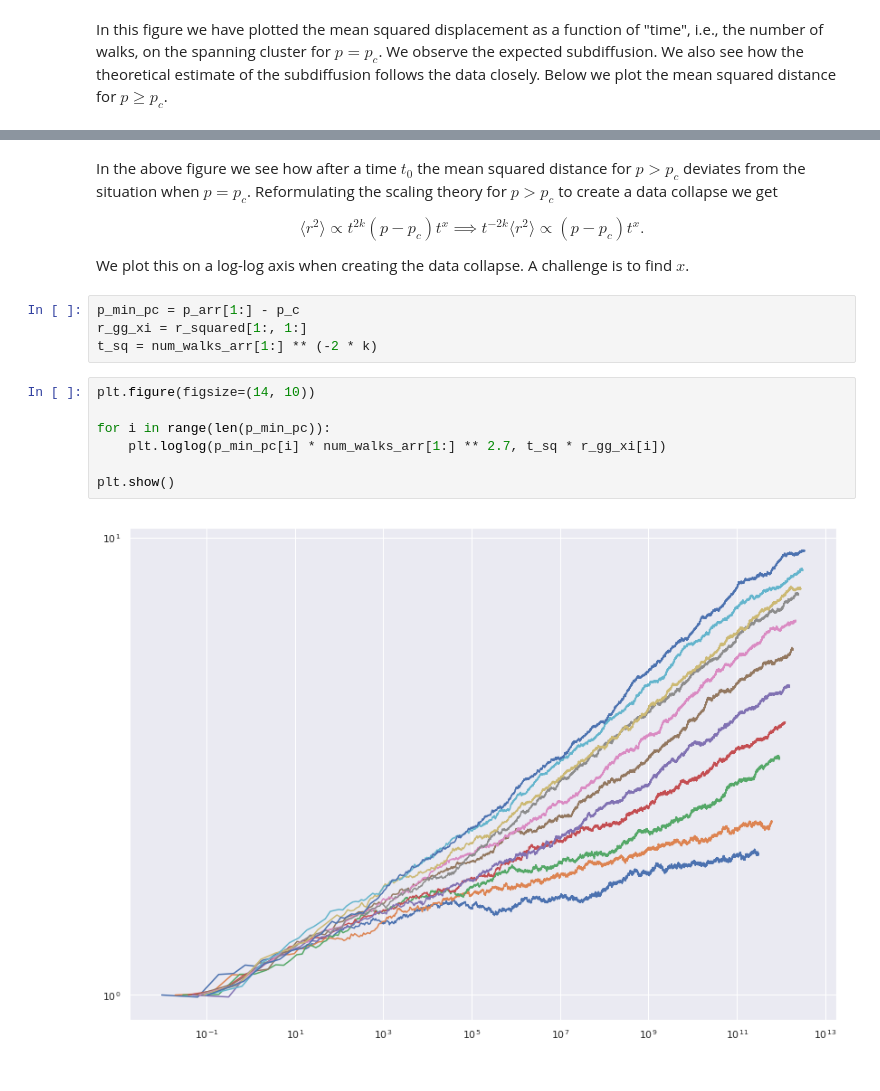
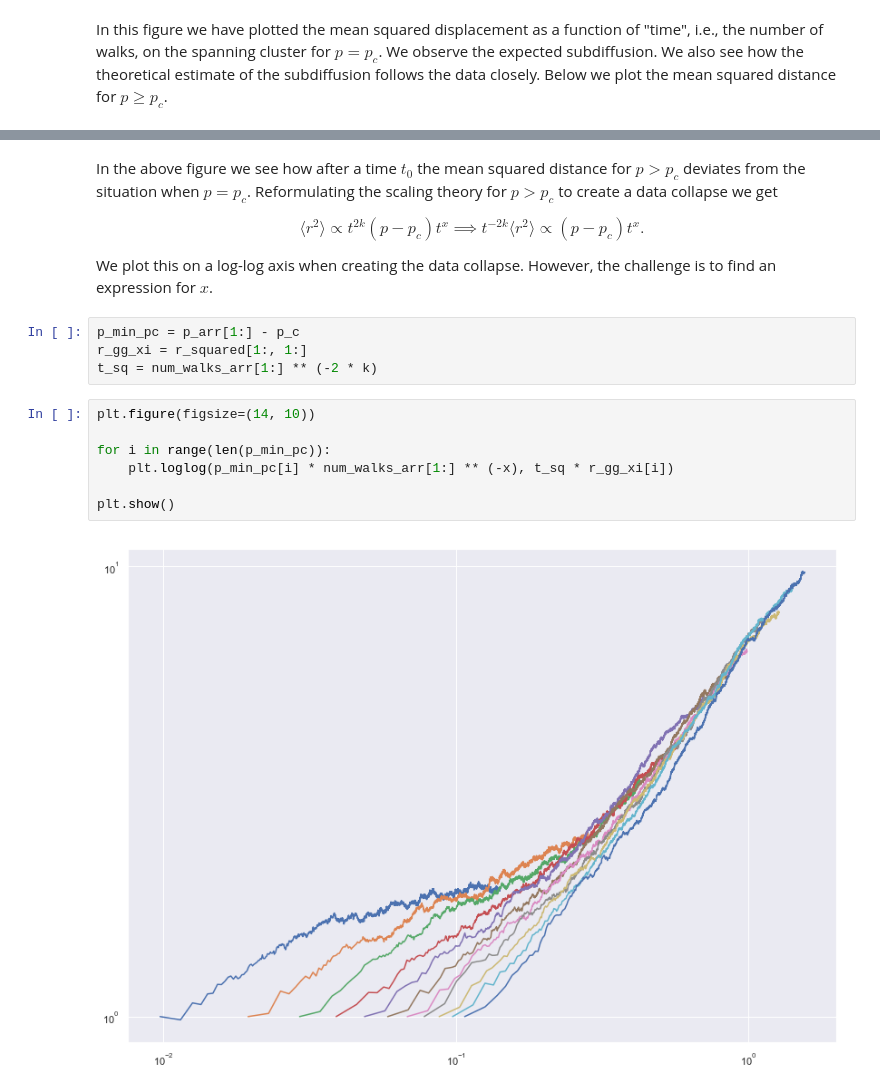
Before and after one commit to Schoyen/FYS4460, a Jupyter notebook: project-4/random-walks-on-the-spanning-cluster.ipynb, the cells around one changed output, grey strips where cells are left out. Drawn from its saved outputs; the diff is of its cells as text.

```diff
--- a/project-4/random-walks-on-the-spanning-cluster.ipynb
+++ b/project-4/random-walks-on-the-spanning-cluster.ipynb
@@ -250,7 +248,7 @@ Reformulating the scaling theory for $p > p_c$ to create a data collapse we get
     t^{-2k} \langle r^2 \rangle \propto (p - p_c) t^{x}.
 \end{gather}
 We plot this on a log-log axis when creating the data collapse.
-A challenge is to find $x$.
+However, the challenge is to find an expression for $x$.
 # %%
 p_min_pc = p_arr[1:] - p_c
 r_gg_xi = r_squared[1:, 1:]
@@ -258,9 +256,9 @@ t_sq = num_walks_arr[1:] ** (-2 * k)
 # %%
 plt.figure(figsize=(14, 10))
 
 for i in range(len(p_min_pc)):
-    plt.loglog(p_min_pc[i] * num_walks_arr[1:] ** 2.7, t_sq * r_gg_xi[i])
+    plt.loglog(p_min_pc[i] * num_walks_arr[1:] ** (-x), t_sq * r_gg_xi[i])
 
 plt.show()
 # %% [output]
-[figure, old version]
+[figure, new version]
```
Also changed, not shown: parts of 14 cells of this notebook.
